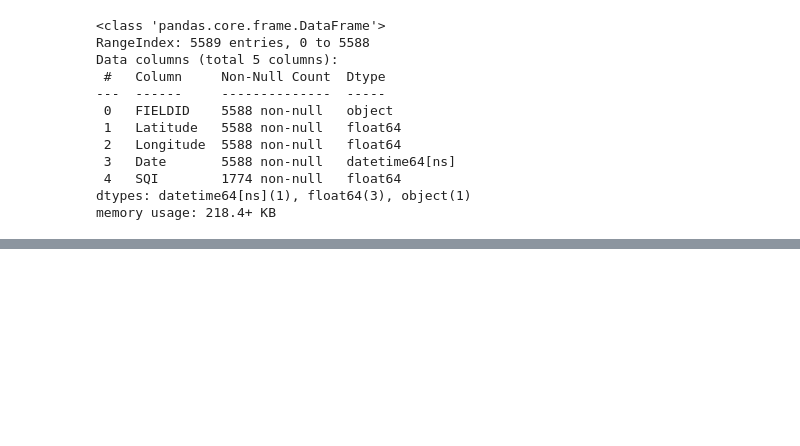
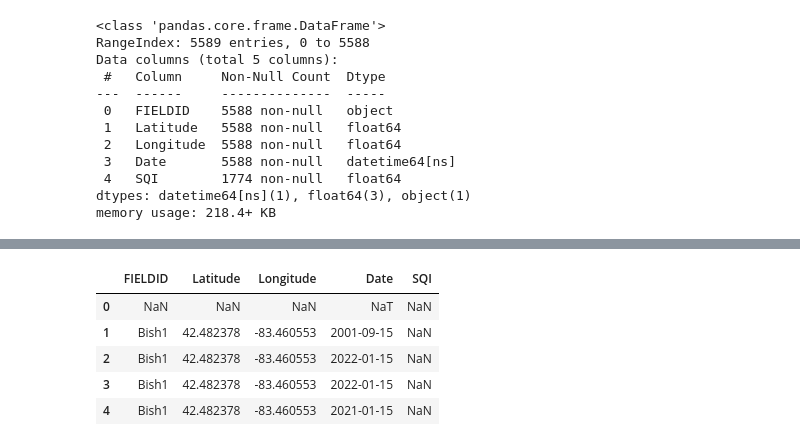
Before and after one commit to jhkaplan4050/FOTR_Capstone, a Jupyter notebook: notebooks/benthics.ipynb, the cells around one changed output, grey strips where cells are left out. Cells and saved outputs as stored; diff of their text form; code cells hidden in the pictures; blank space fills up the shorter version.

```diff
--- a/notebooks/benthics.ipynb
+++ b/notebooks/benthics.ipynb
@@ -74 +74,18 @@ for index, row in ben_sqi_new.iterrows():
+# %%
+stoneflies_sqi = pd.DataFrame(columns=['FIELDID', 'Latitude', 'Longitude', 'Date', 'SQI'], index=['FIELDID'])
+for index, row in ben_sqi_new.iterrows():
+    for col in ben_sqi_new[sqi_cols]:
+        if col[0] == 'S':
+            # pull out sampling month
+            date = '01/15/' + col[2:4]
+        # convert to datetime
+        date_time = pd.to_datetime(date)
+        # pull out SQI value
+        sqi = row[col]
+        # compile row dict
+        info = {'FIELDID':row['FIELDID'], 'Latitude':row['Latitude'], 'Longitude':row['Longitude'],
+            'Date':date_time, 'SQI':sqi}
+        info_df = pd.DataFrame(info, index=['Date'])
+        # create new row for each sampling event
+        stoneflies_sqi = pd.concat([stoneflies_sqi, info_df], ignore_index = True)
 # %%
@@ -126,0 +162,9 @@ Name: SQI, dtype: int64
+# %%
+stoneflies_sqi.head()
+# %% [output]
+|  | FIELDID | Latitude | Longitude | Date | SQI |
+| 0 | NaN | NaN | NaN | NaT | NaN |
+| 1 | Bish1 | 42.482378 | -83.460553 | 2001-09-15 | NaN |
+| 2 | Bish1 | 42.482378 | -83.460553 | 2022-01-15 | NaN |
+| 3 | Bish1 | 42.482378 | -83.460553 | 2022-01-15 | NaN |
+| 4 | Bish1 | 42.482378 | -83.460553 | 2021-01-15 | NaN |
```
Also changed, not shown: parts of 18 cells of this notebook.
